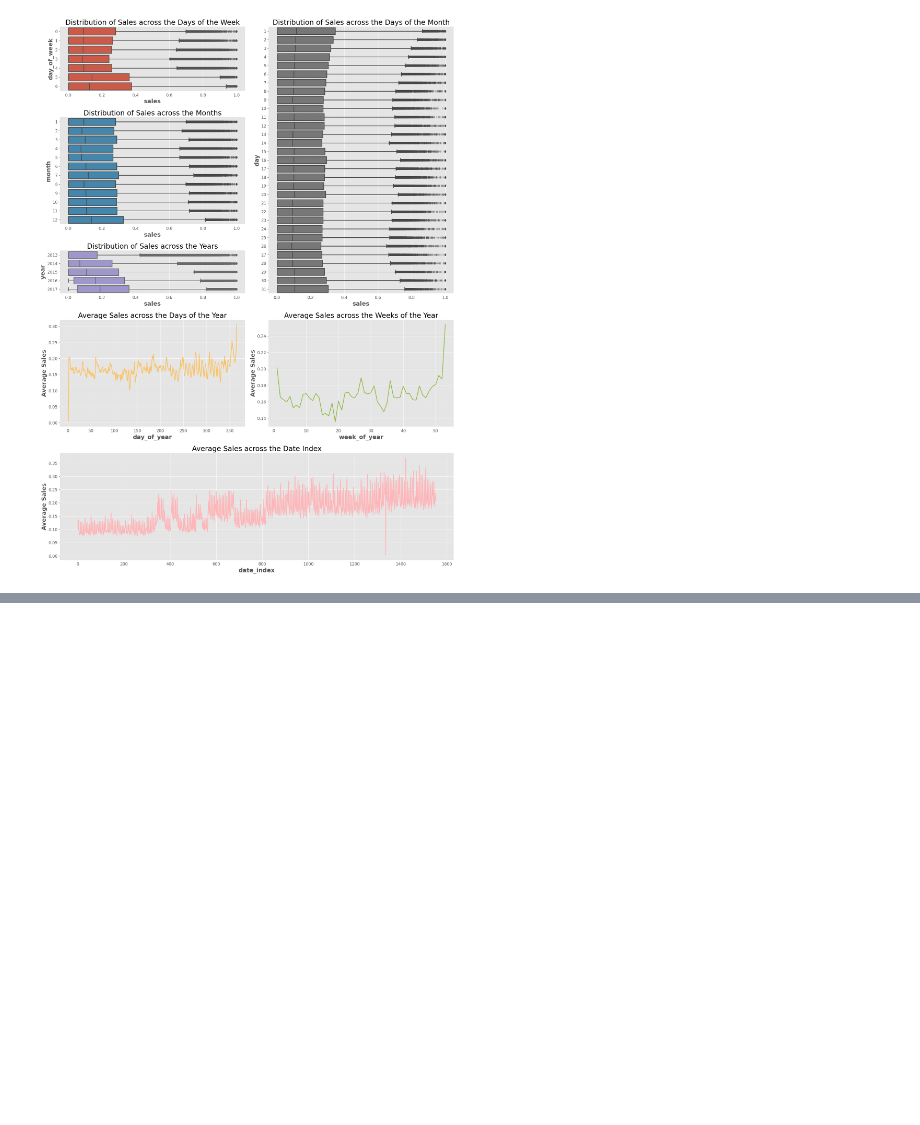
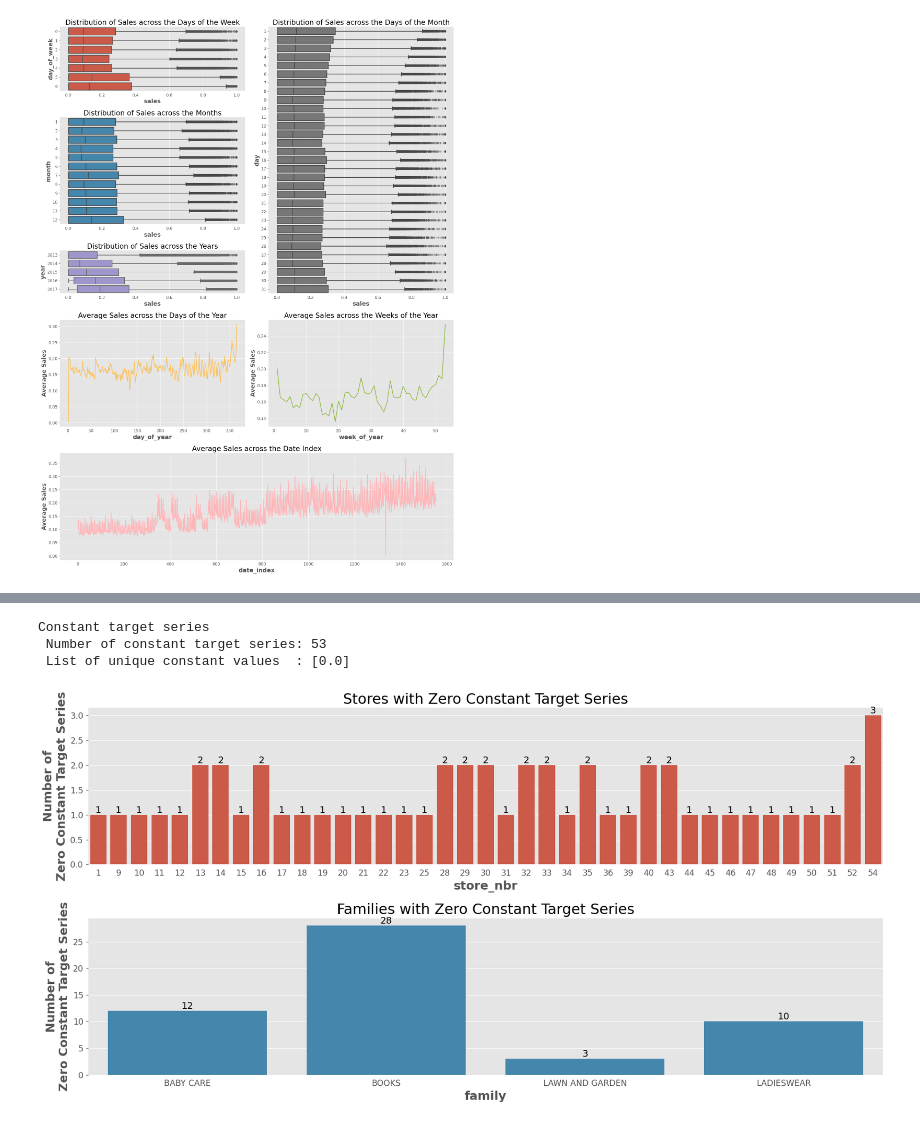
Before and after one commit to avsngh-git/Favorita-store-sales-prediction, a Jupyter notebook: store-sales-time-series-forecasting.ipynb, the cells around one changed output, grey strips where cells are left out. Drawn from its saved outputs; the diff is of its cells as text; code cells hidden in the pictures; blank space fills up the shorter version.

```diff
--- a/store-sales-time-series-forecasting.ipynb
+++ b/store-sales-time-series-forecasting.ipynb
@@ -1575,0 +791,40 @@ df_sample_submission.head()
+# %%
+def plot_constant_ts_distribution():
+    const_ts = sales_ts.iloc[:, (sales_ts.std()==0).tolist()]
+    const_ts_labels = const_ts.columns.to_frame().reset_index(drop=True)
+
+    print(
+        "Constant target series\n",
+        f"Number of constant target series: {len(const_ts.columns)}\n",
+        f"List of unique constant values  : {const_ts.iloc[0].unique().tolist()}",
+    )
+
+    fig = plt.figure(figsize=(18, 9))
+
+    ax0 = sns.countplot(
+        data=const_ts_labels, x="store_nbr",
+        color=COLORS[0],
+        ax=fig.add_subplot(211),
+    )
+    ax0.bar_label(ax0.containers[0], size=14)
+    plt.ylabel("Number of\nZero Constant Target Series")
+    plt.title("Stores with Zero Constant Target Series")
+
+    ax1 = sns.countplot(
+        data=const_ts_labels, x="family",
+        color=COLORS[1],
+        ax=fig.add_subplot(212),
+    )
+    ax1.bar_label(ax1.containers[0], size=14)
+    plt.ylabel("Number of\nZero Constant Target Series")
+    plt.title("Families with Zero Constant Target Series")
+
+    plt.tight_layout()
+    plt.show()
+
+plot_constant_ts_distribution()
+# %% [output]
+Constant target series
+ Number of constant target series: 53
+ List of unique constant values  : [0.0]
+[figure, added]
```
Also changed, not shown: parts of 127 cells of this notebook.
